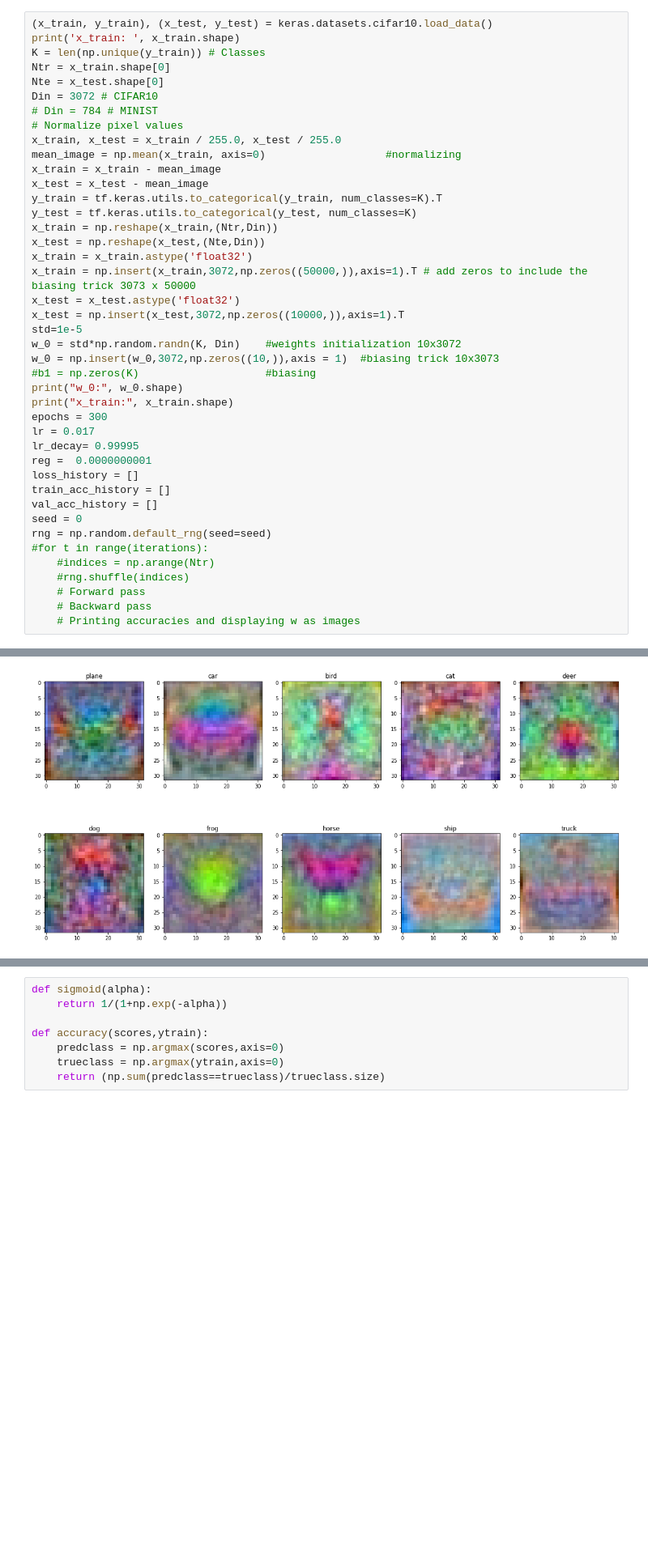
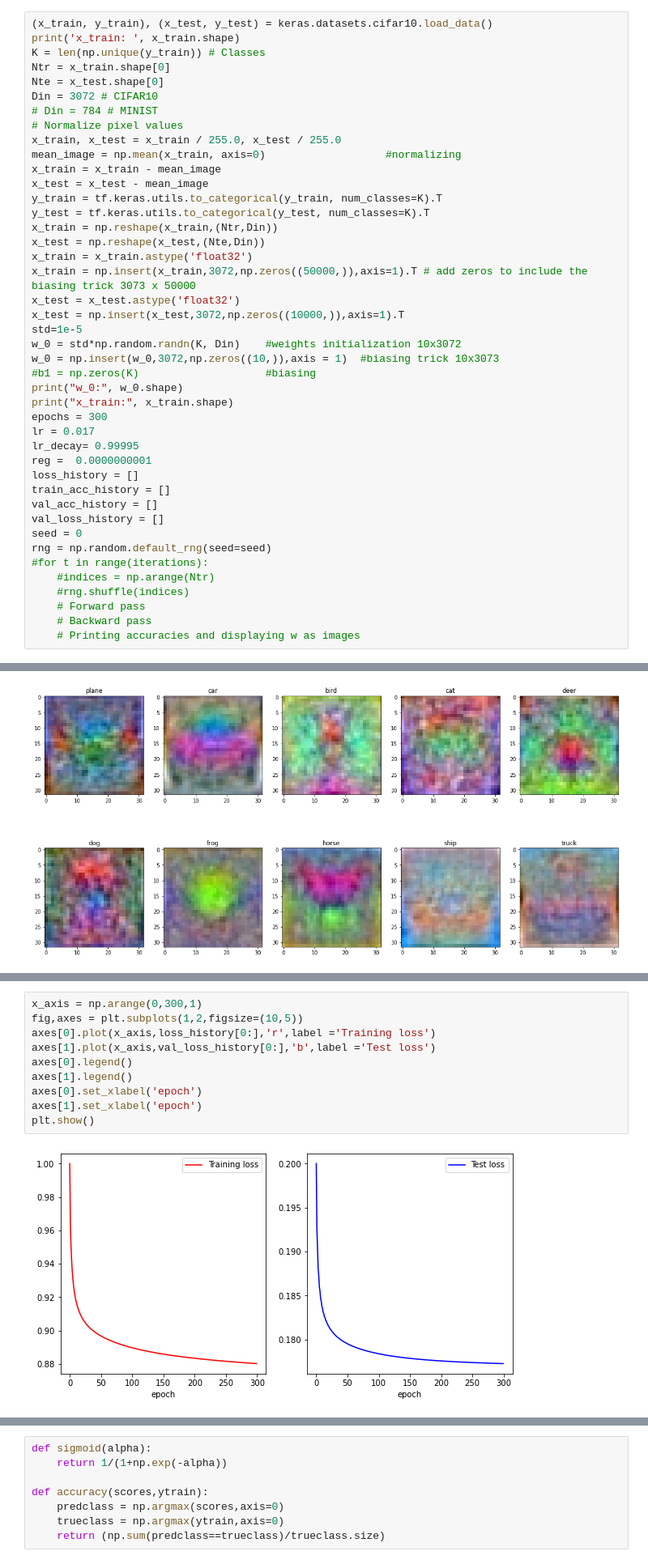
Before and after one commit to ransaraw98/cv_assignments, a Jupyter notebook: ASSIGNMENT_4/main.ipynb, the cells around one changed output, grey strips where cells are left out. Shown at 81% size. Saved outputs shown, nothing was run; the diff lists cells and outputs as text; blank space fills up the shorter version.

```diff
--- a/ASSIGNMENT_4/main.ipynb
+++ b/ASSIGNMENT_4/main.ipynb
@@ -12,7 +22,7 @@ mean_image = np.mean(x_train, axis=0)                   #normalizing
 x_train = x_train - mean_image
 x_test = x_test - mean_image
 y_train = tf.keras.utils.to_categorical(y_train, num_classes=K).T
-y_test = tf.keras.utils.to_categorical(y_test, num_classes=K)
+y_test = tf.keras.utils.to_categorical(y_test, num_classes=K).T
 x_train = np.reshape(x_train,(Ntr,Din))
 x_test = np.reshape(x_test,(Nte,Din))
 x_train = x_train.astype('float32')
@@ -32,6 +42,7 @@ reg =  0.0000000001
 loss_history = []
 train_acc_history = []
 val_acc_history = []
+val_loss_history = []
 seed = 0
 rng = np.random.default_rng(seed=seed)
 #for t in range(iterations):
@@ -150,0 +141,12 @@ import time
+# %%
+x_axis = np.arange(0,300,1)
+fig,axes = plt.subplots(1,2,figsize=(10,5))
+axes[0].plot(x_axis,loss_history[0:],'r',label ='Training loss')
+axes[1].plot(x_axis,val_loss_history[0:],'b',label ='Test loss')
+axes[0].legend()
+axes[1].legend()
+axes[0].set_xlabel('epoch')
+axes[1].set_xlabel('epoch')
+plt.show()
+# %% [output]
+[figure, added]
```
Also changed, not shown: parts of 22 cells of this notebook, 2 other files.
